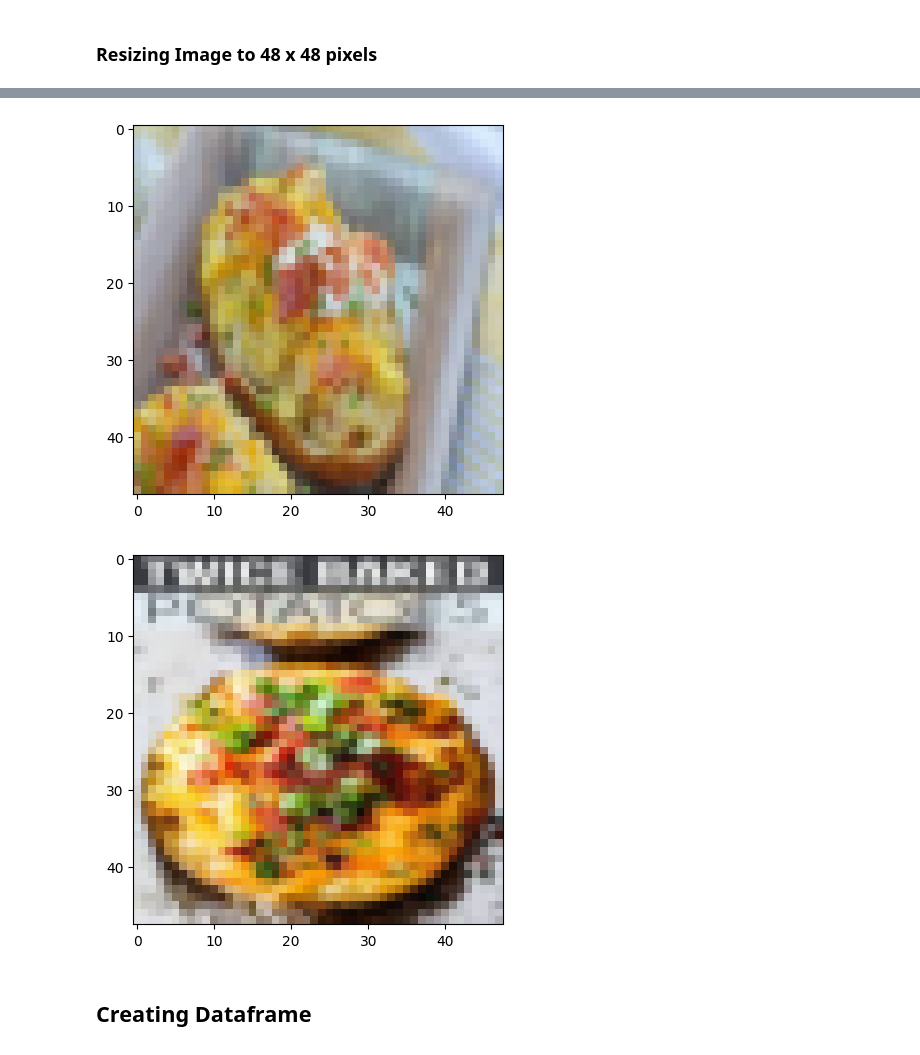
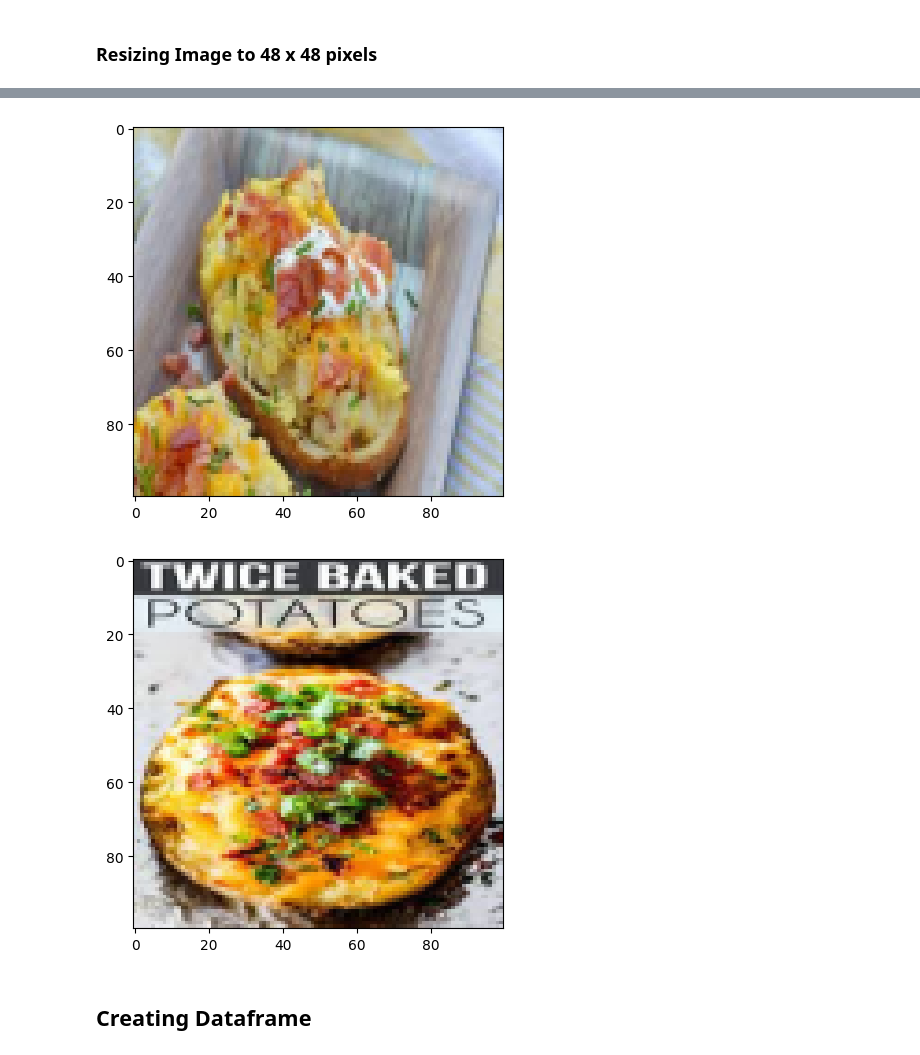
Before and after one commit to prspct15/isp560-project, a Jupyter notebook: main.ipynb, the cells around one changed output, grey strips where cells are left out. Saved outputs shown, nothing was run; the diff lists cells and outputs as text; code cells hidden in the pictures.

```diff
--- a/main.ipynb
+++ b/main.ipynb
@@ -62,7 +66,7 @@ k=0
 for fil in os.listdir('../../Fast Food Classification V2/Train/Baked Potato'):
     file = '../../Fast Food Classification V2/Train/Baked Potato/' + fil
     img = mpimg.imread(file)
-    img = resize(img, (48,48,3), anti_aliasing=True)
+    img = resize(img, (100,100,3), anti_aliasing=True)
     plt.imshow(img)
     plt.show()
     k+=1
@@ -73,5 +77,5 @@ for fil in os.listdir('../../Fast Food Classification V2/Train/Baked Potato'):
-[figure, old version]
+[figure, new version]
-[figure, old version]
+[figure, new version]
 # %% [markdown]
 ## Creating Dataframe
 # %%
```
Also changed, not shown: parts of 4 cells of this notebook, 1 other file.
